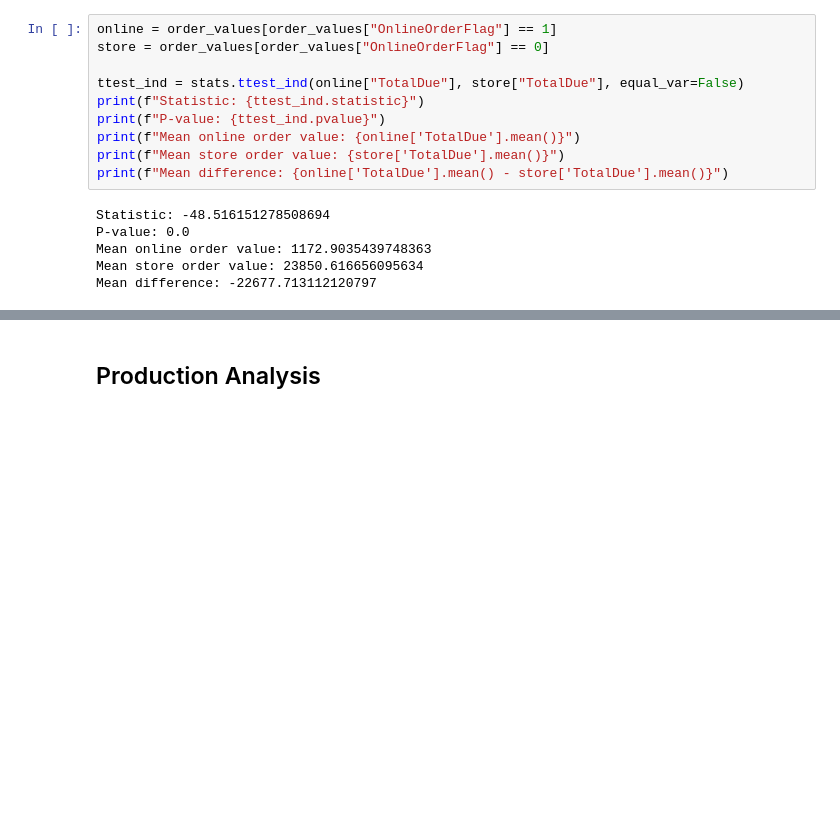
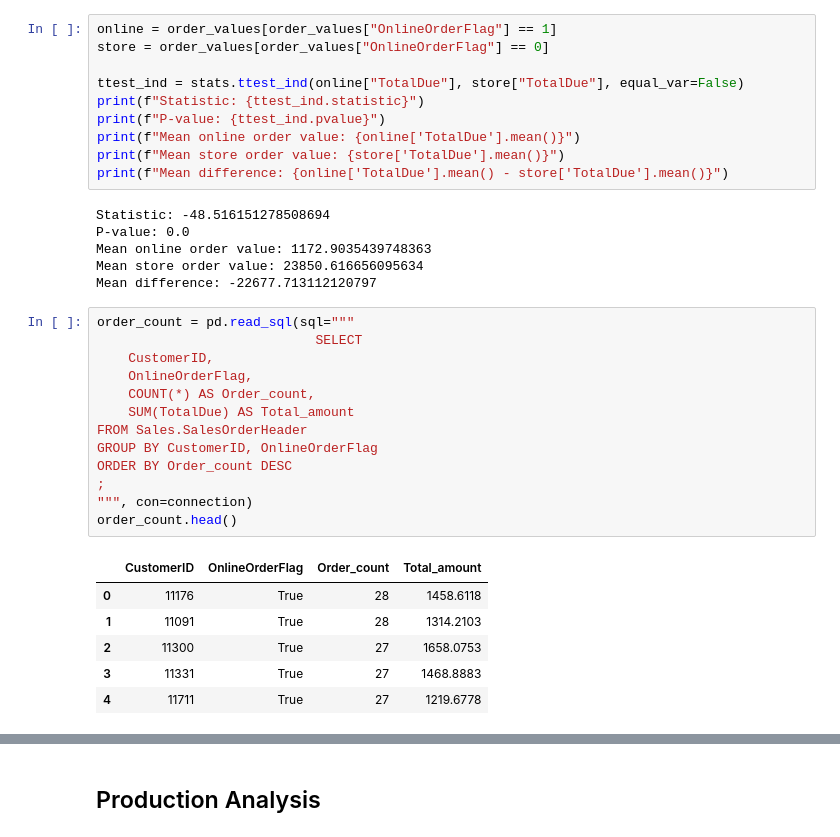
Before and after one commit to PieRatCat/SQL-stuff, a Jupyter notebook: SQL_kunskapskontroll/exam_submission.ipynb, the cells around one changed output, grey strips where cells are left out. Cells and saved outputs as stored; diff of their text form; blank space fills up the shorter version.

```diff
--- a/SQL_kunskapskontroll/exam_submission.ipynb
+++ b/SQL_kunskapskontroll/exam_submission.ipynb
@@ -366,3 +364,23 @@ P-value: 0.0
 Mean online order value: 1172.9035439748363
 Mean store order value: 23850.616656095634
 Mean difference: -22677.713112120797
+# %%
+order_count = pd.read_sql(sql="""
+                            SELECT
+	CustomerID,
+    OnlineOrderFlag,
+	COUNT(*) AS Order_count,
+	SUM(TotalDue) AS Total_amount
+FROM Sales.SalesOrderHeader
+GROUP BY CustomerID, OnlineOrderFlag
+ORDER BY Order_count DESC
+;
+""", con=connection)
+order_count.head()
+# %% [output]
+|  | CustomerID | OnlineOrderFlag | Order_count | Total_amount |
+| 0 | 11176 | True | 28 | 1458.6118 |
+| 1 | 11091 | True | 28 | 1314.2103 |
+| 2 | 11300 | True | 27 | 1658.0753 |
+| 3 | 11331 | True | 27 | 1468.8883 |
+| 4 | 11711 | True | 27 | 1219.6778 |
```
Also changed, not shown: parts of 4 cells of this notebook.
